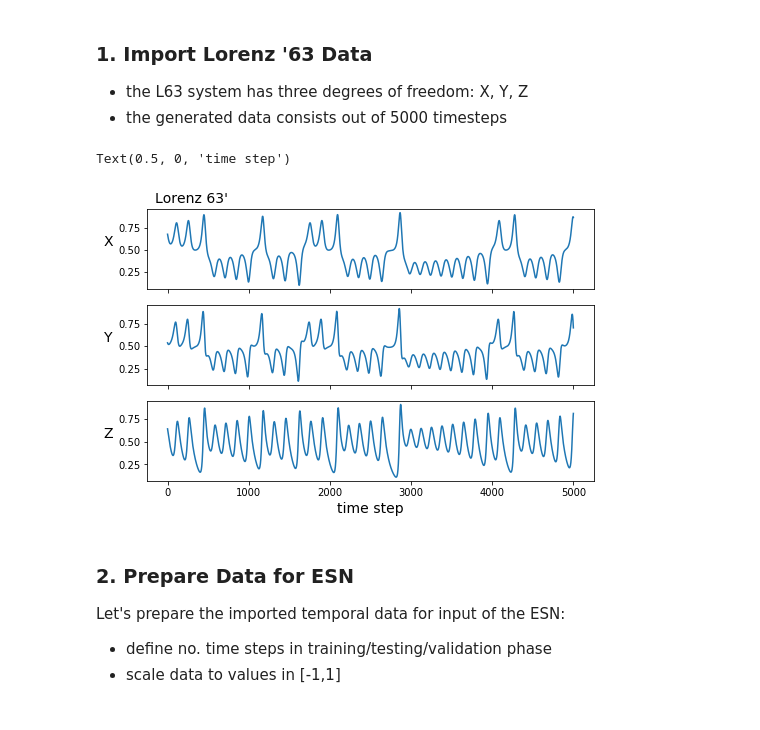
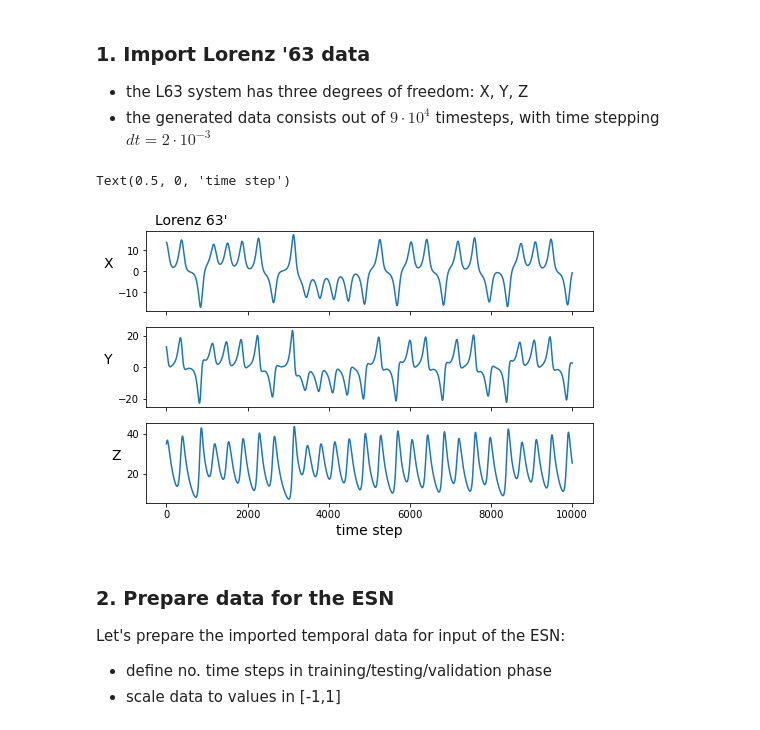
Before and after one commit to flohey/turbESN, a Jupyter notebook: basic_tour/basic_tour.ipynb, the cells around one changed output. Cells and saved outputs as stored; diff of their text form; code cells hidden in the pictures.

```diff
--- a/basic_tour/basic_tour.ipynb
+++ b/basic_tour/basic_tour.ipynb
@@ -15,24 +20,30 @@ from turbESN.util import minmax_scaling, PreparePredictorData,RunturbESN
 # %% [markdown]
-### 1. Import Lorenz '63 Data
+### 1. Import Lorenz '63 data
 - the L63 system has three degrees of freedom: X, Y, Z
-- the generated data consists out of 5000 timesteps
+- the generated data consists out of $9\cdot 10^4$ timesteps, with time stepping $dt=2\cdot 10^{-3}$
 # %%
-data = np.load('Lorenz63.npy')
+import h5py
+
+with h5py.File('lorenz63.hdf5','r') as f:
+    data = np.array(f['data'])
+    dt = f.attrs['dt']
+
 data_timesteps, n_input_data= data.shape
 
 # Visualize data
 ylabels = ['X','Y','Z']
 fig,axs = plt.subplots(figsize = (8,5), nrows = 3, sharex = True)
 for ii in range(n_input_data):
-    axs[ii].plot(data[:,ii])
+    axs[ii].plot(data[:10000,ii])
     axs[ii].set_ylabel(ylabels[ii], fontsize = 14, rotation = 0, labelpad = 10)
+
 axs[0].set_title("Lorenz 63'", x = .1, fontsize = 14)
 axs[-1].set_xlabel('time step',fontsize = 14)
 # %% [output]
 Text(0.5, 0, 'time step')
-[figure, old version]
+[figure, new version]
 # %% [markdown]
-### 2. Prepare Data for ESN
+### 2. Prepare data for the ESN
 Let's prepare the imported temporal data for input of the ESN:
 - define no. time steps in training/testing/validation phase
 - scale data to values in [-1,1]
```
Also changed, not shown: parts of 14 cells of this notebook, 14 other files.
